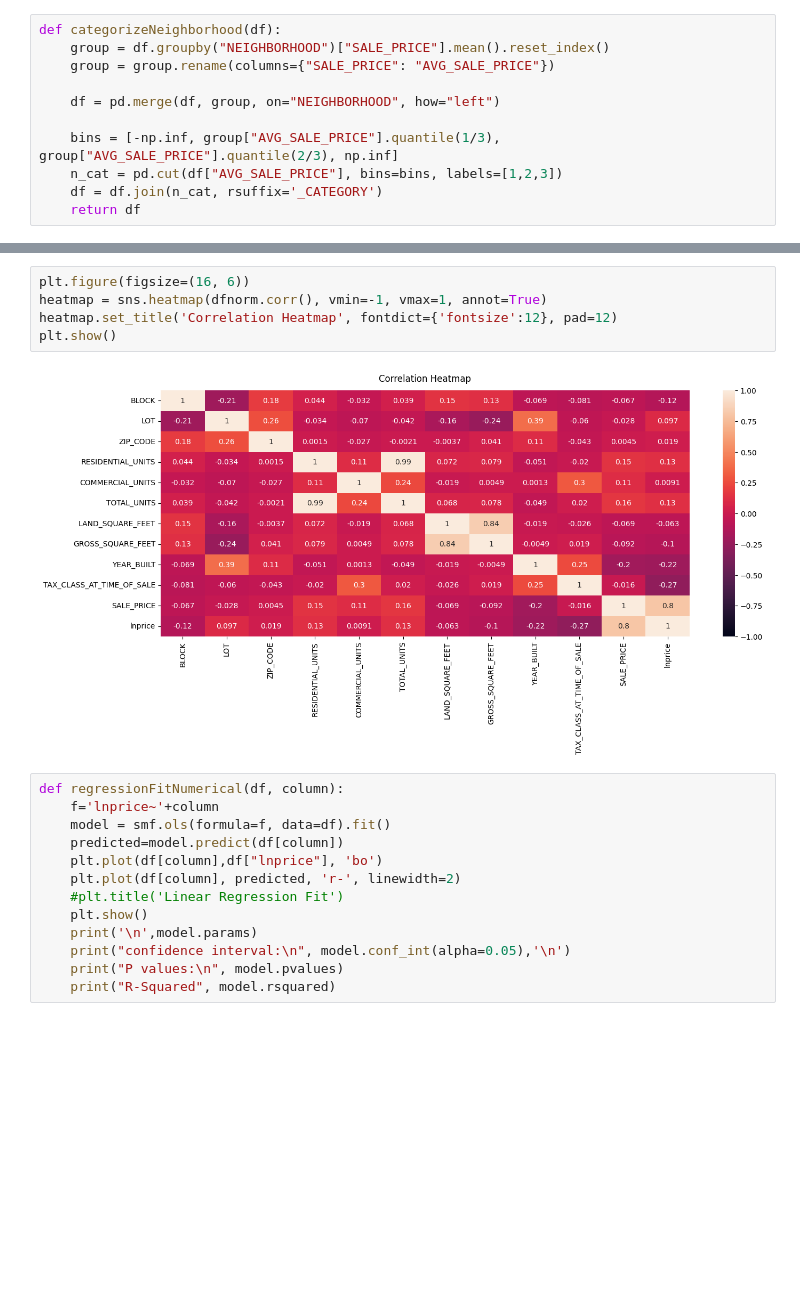
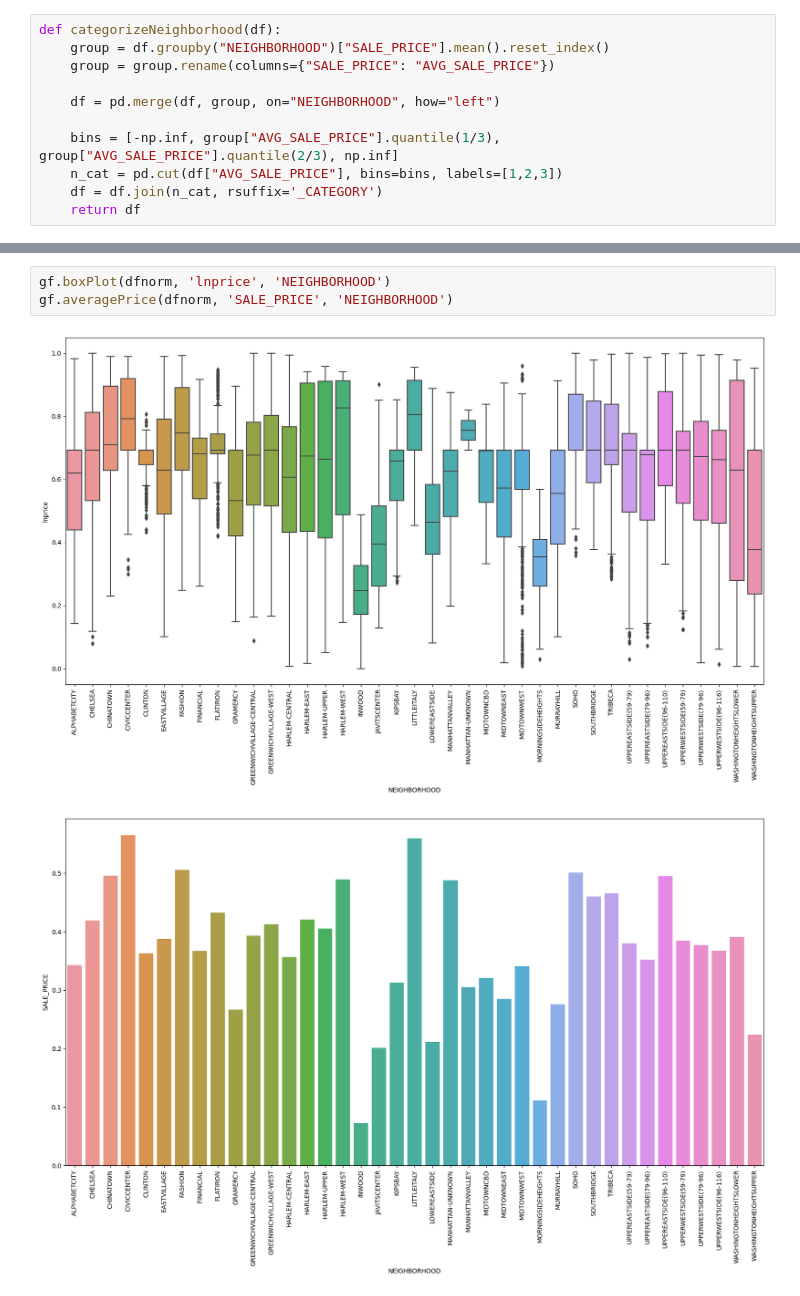
Before and after one commit to ZachLSoftware/BigData_CW, a Jupyter notebook: main_jup copy.ipynb, the cells around one changed output, grey strips where cells are left out. Cells and saved outputs as stored; diff of their text form; blank space fills up the shorter version.

```diff
--- a/main_jup copy.ipynb
+++ b/main_jup copy.ipynb
@@ -225,22 +303,8 @@ plt.show()
-# %%
-plt.figure(figsize=(16, 6))
-heatmap = sns.heatmap(dfnorm.corr(), vmin=-1, vmax=1, annot=True)
-heatmap.set_title('Correlation Heatmap', fontdict={'fontsize':12}, pad=12)
-plt.show()
-# %% [output]
-[figure, removed]
-# %%
-def regressionFitNumerical(df, column):
-    f='lnprice~'+column
-    model = smf.ols(formula=f, data=df).fit()
-    predicted=model.predict(df[column])
-    plt.plot(df[column],df["lnprice"], 'bo')
-    plt.plot(df[column], predicted, 'r-', linewidth=2)
-    #plt.title('Linear Regression Fit')
-    plt.show()
-    print('\n',model.params)
-    print("confidence interval:\n", model.conf_int(alpha=0.05),'\n')
-    print("P values:\n", model.pvalues)
-    print("R-Squared", model.rsquared)
+# %%
+gf.boxPlot(dfnorm, 'lnprice', 'NEIGHBORHOOD')
+gf.averagePrice(dfnorm, 'SALE_PRICE', 'NEIGHBORHOOD')
+# %% [output]
+[figure, added]
+[figure, added]
 # %%
 #numerical.remove("SALE_PRICE")
```
Also changed, not shown: parts of 31 cells of this notebook, 5 other files.
